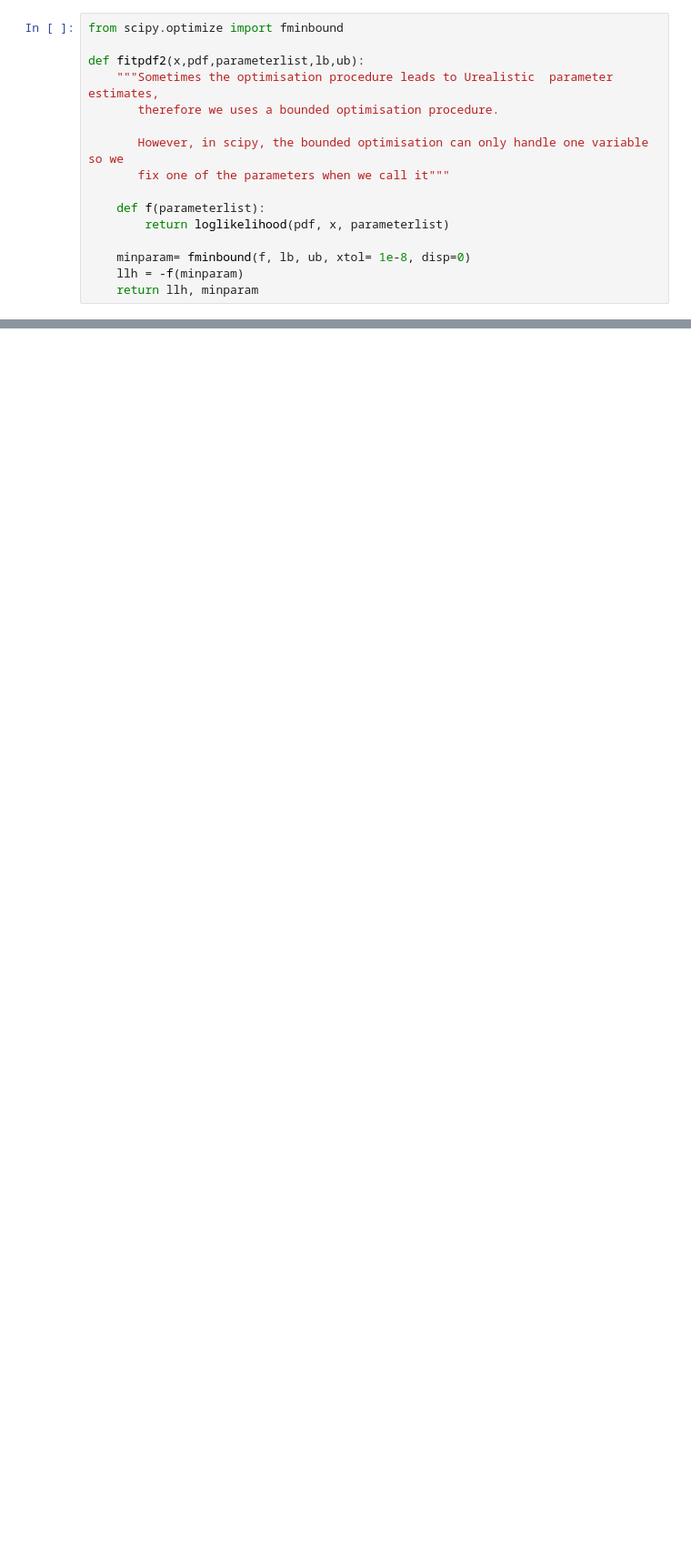
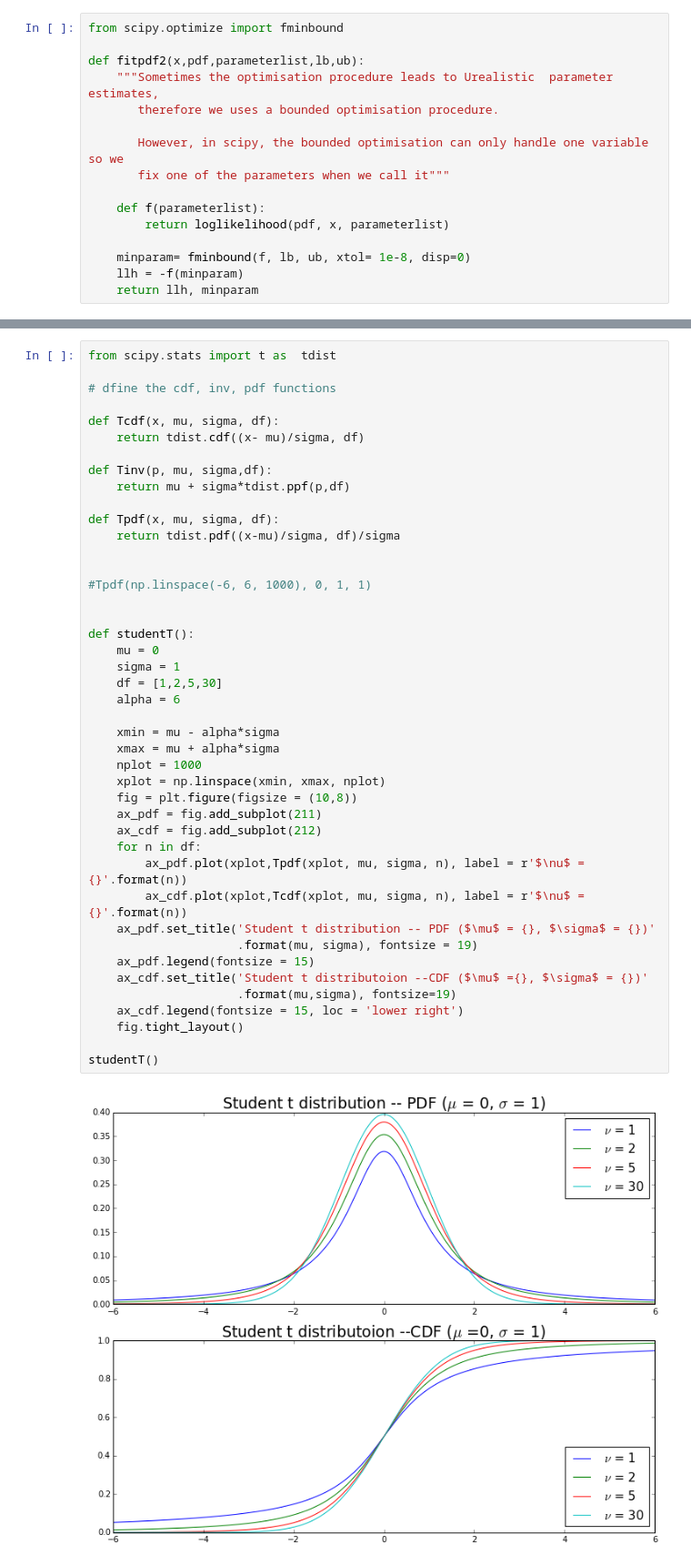
Before and after one commit to andreas-koukorinis/Copulas, a Jupyter notebook: copula2.ipynb, the cells around one changed output, grey strips where cells are left out. Shown at 91% size. Drawn from its saved outputs; the diff is of its cells as text; blank space fills up the shorter version.

```diff
--- a/copula2.ipynb
+++ b/copula2.ipynb
@@ -90,0 +173,45 @@ args
+# %%
+from scipy.stats import t as  tdist
+
+# dfine the cdf, inv, pdf functions
+
+def Tcdf(x, mu, sigma, df):
+    return tdist.cdf((x- mu)/sigma, df)
+
+def Tinv(p, mu, sigma,df):
+    return mu + sigma*tdist.ppf(p,df)
+
+def Tpdf(x, mu, sigma, df):
+    return tdist.pdf((x-mu)/sigma, df)/sigma
+
+
+#Tpdf(np.linspace(-6, 6, 1000), 0, 1, 1)
+
+
+def studentT():
+    mu = 0
+    sigma = 1
+    df = [1,2,5,30]
+    alpha = 6
+
+    xmin = mu - alpha*sigma
+    xmax = mu + alpha*sigma
+    nplot = 1000
+    xplot = np.linspace(xmin, xmax, nplot)
+    fig = plt.figure(figsize = (10,8))
+    ax_pdf = fig.add_subplot(211)
+    ax_cdf = fig.add_subplot(212)
+    for n in df:
+        ax_pdf.plot(xplot,Tpdf(xplot, mu, sigma, n), label = r'$\nu$ = {}'.format(n))
+        ax_cdf.plot(xplot,Tcdf(xplot, mu, sigma, n), label = r'$\nu$ = {}'.format(n))
+    ax_pdf.set_title('Student t distribution -- PDF ($\mu$ = {}, $\sigma$ = {})'
+                     .format(mu, sigma), fontsize = 19)
+    ax_pdf.legend(fontsize = 15)
+    ax_cdf.set_title('Student t distributoion --CDF ($\mu$ ={}, $\sigma$ = {})'
+                     .format(mu,sigma), fontsize=19)
+    ax_cdf.legend(fontsize = 15, loc = 'lower right')
+    fig.tight_layout()
+
+studentT()
+# %% [output]
+[figure, added]
```
Also changed, not shown: parts of 24 cells of this notebook.
